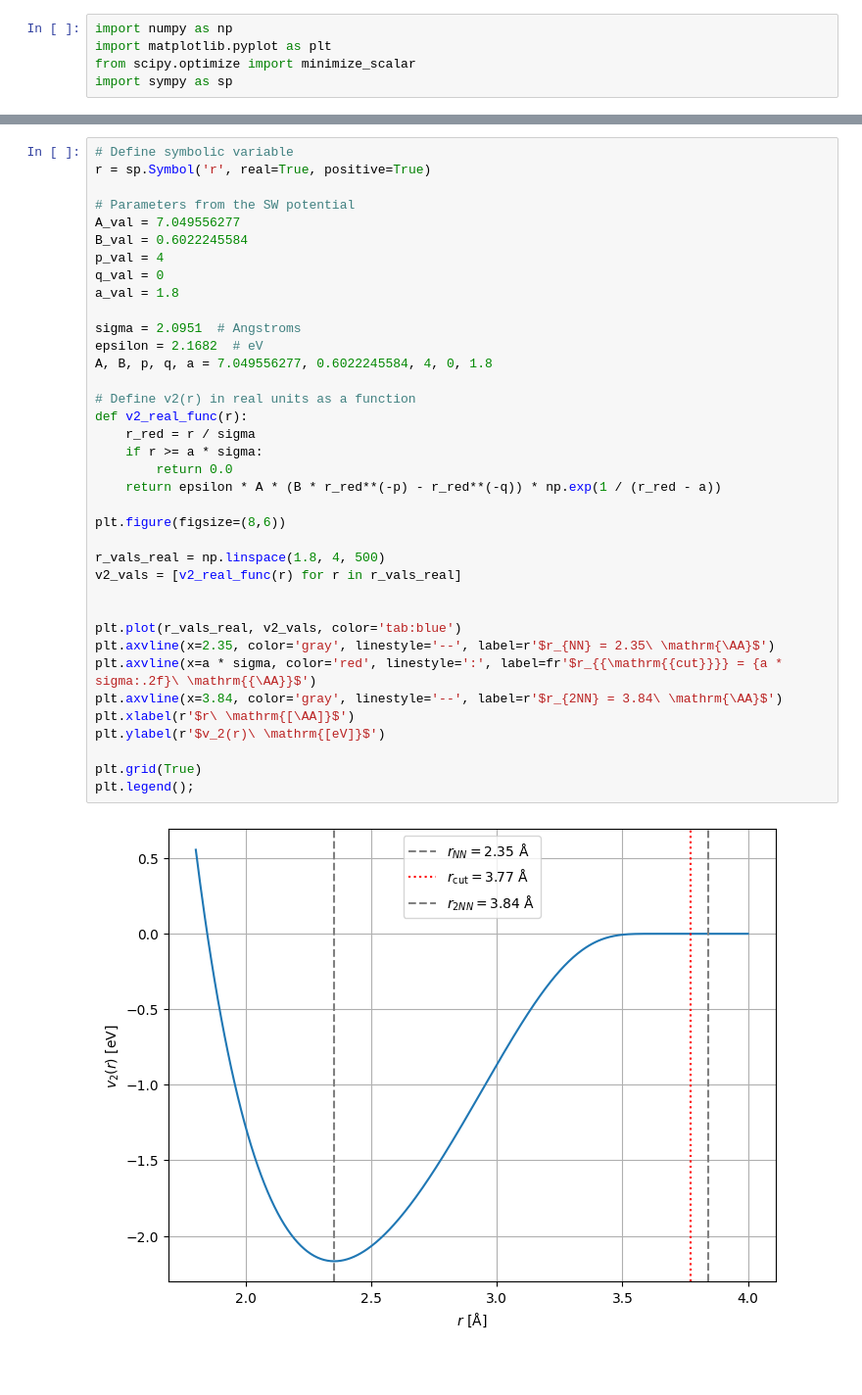
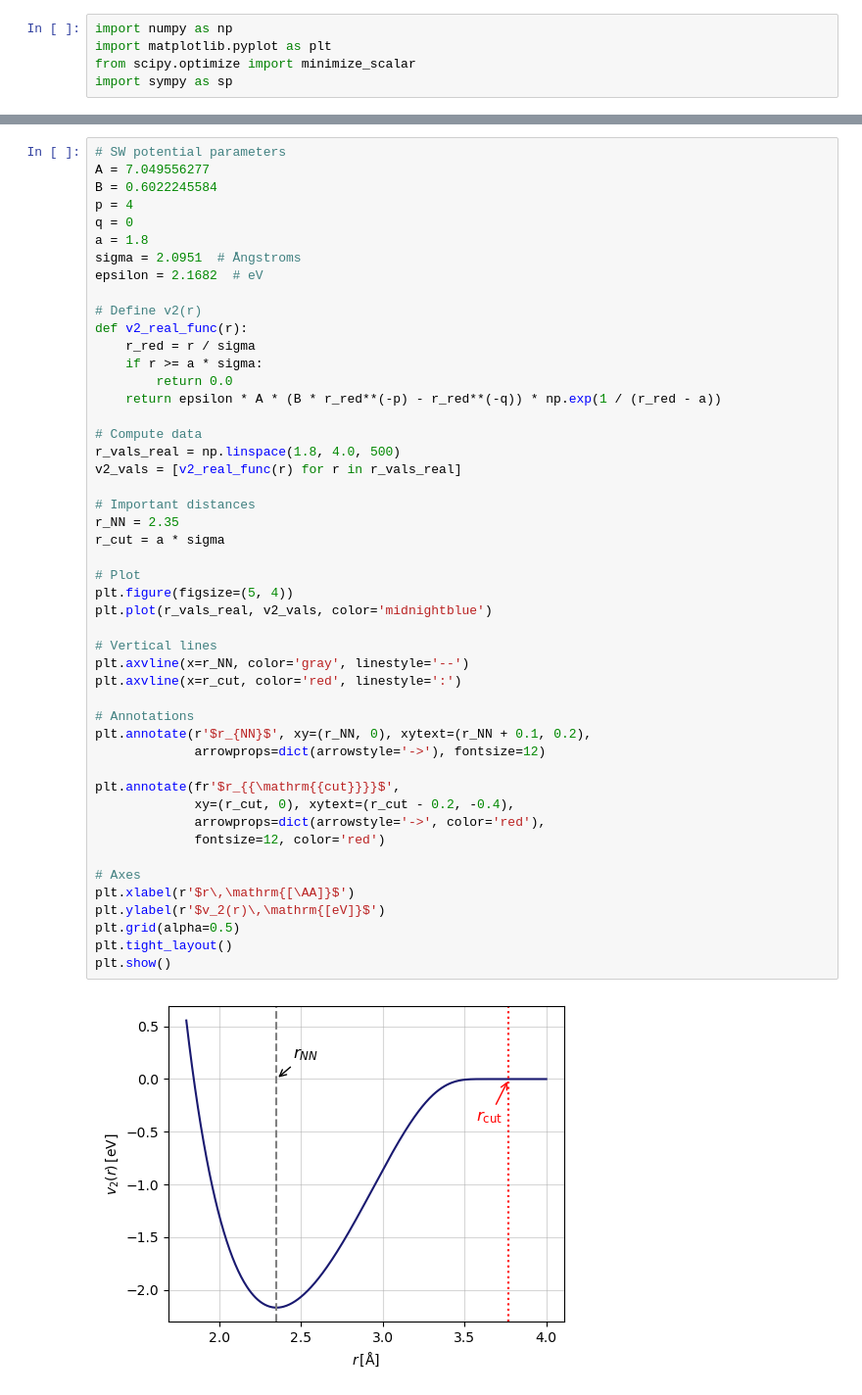
Before and after one commit to pyracetamol/tmms_2025, a Jupyter notebook: 03_stillinger_weber/sw.ipynb, the cells around one changed output, grey strips where cells are left out. Shown at 98% size. Saved outputs shown, nothing was run; the diff lists cells and outputs as text; blank space fills up the shorter version.

```diff
--- a/03_stillinger_weber/sw.ipynb
+++ b/03_stillinger_weber/sw.ipynb
@@ -49,39 +64,50 @@ Let's assume for our exercise that all angles are ideal, therefore we have only
 # %%
-# Define symbolic variable
-r = sp.Symbol('r', real=True, positive=True)
+# SW potential parameters
+A = 7.049556277
+B = 0.6022245584
+p = 4
+q = 0
+a = 1.8
+sigma = 2.0951  # Ångstroms
+epsilon = 2.1682  # eV
 
-# Parameters from the SW potential
-A_val = 7.049556277
-B_val = 0.6022245584
-p_val = 4
-q_val = 0
-a_val = 1.8
-
-sigma = 2.0951  # Angstroms
-epsilon = 2.1682  # eV
-A, B, p, q, a = 7.049556277, 0.6022245584, 4, 0, 1.8
-
-# Define v2(r) in real units as a function
+# Define v2(r)
 def v2_real_func(r):
     r_red = r / sigma
     if r >= a * sigma:
         return 0.0
     return epsilon * A * (B * r_red**(-p) - r_red**(-q)) * np.exp(1 / (r_red - a))
 
-plt.figure(figsize=(8,6))
-
-r_vals_real = np.linspace(1.8, 4, 500)
+# Compute data
+r_vals_real = np.linspace(1.8, 4.0, 500)
 v2_vals = [v2_real_func(r) for r in r_vals_real]
 
+# Important distances
+r_NN = 2.35
+r_cut = a * sigma
 
-plt.plot(r_vals_real, v2_vals, color='tab:blue')
-plt.axvline(x=2.35, color='gray', linestyle='--', label=r'$r_{NN} = 2.35\ \mathrm{\AA}$')
-plt.axvline(x=a * sigma, color='red', linestyle=':', label=fr'$r_{{\mathrm{{cut}}}} = {a * sigma:.2f}\ \mathrm{{\AA}}$')
-plt.axvline(x=3.84, color='gray', linestyle='--', label=r'$r_{2NN} = 3.84\ \mathrm{\AA}$')
-plt.xlabel(r'$r\ \mathrm{[\AA]}$')
-plt.ylabel(r'$v_2(r)\ \mathrm{[eV]}$')
+# Plot
+plt.figure(figsize=(5, 4))
+plt.plot(r_vals_real, v2_vals, color='midnightblue')
 
-plt.grid(True)
-plt.legend();
+# Vertical lines
+plt.axvline(x=r_NN, color='gray', linestyle='--')
+plt.axvline(x=r_cut, color='red', linestyle=':')
+
+# Annotations
+plt.annotate(r'$r_{NN}$', xy=(r_NN, 0), xytext=(r_NN + 0.1, 0.2),
+             arrowprops=dict(arrowstyle='->'), fontsize=12)
+
+plt.annotate(fr'$r_{{\mathrm{{cut}}}}$',
+             xy=(r_cut, 0), xytext=(r_cut - 0.2, -0.4),
+             arrowprops=dict(arrowstyle='->', color='red'),
+             fontsize=12, color='red')
+
+# Axes
+plt.xlabel(r'$r\,\mathrm{[\AA]}$')
+plt.ylabel(r'$v_2(r)\,\mathrm{[eV]}$')
+plt.grid(alpha=0.5)
+plt.tight_layout()
+plt.show()
 # %% [output]
-[figure, old version]
+[figure, new version]
```
Also changed, not shown: parts of 20 cells of this notebook, 1 other file.
